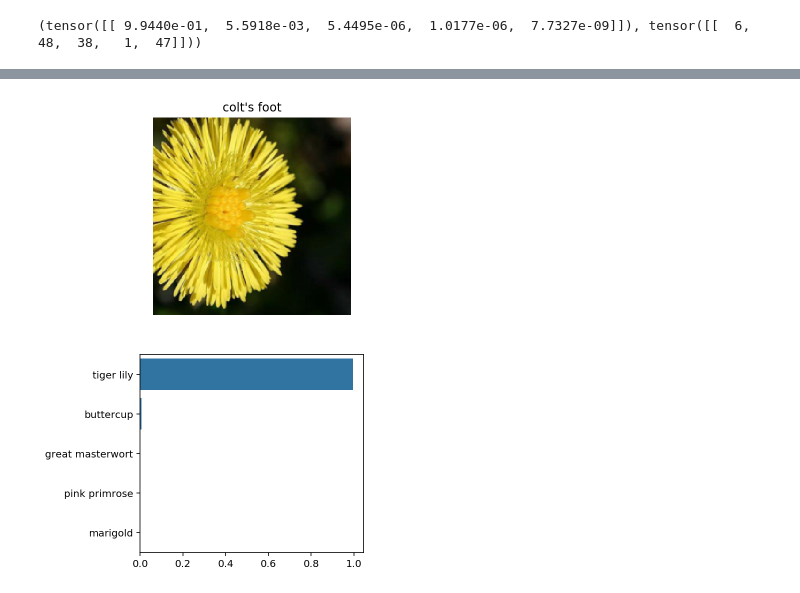
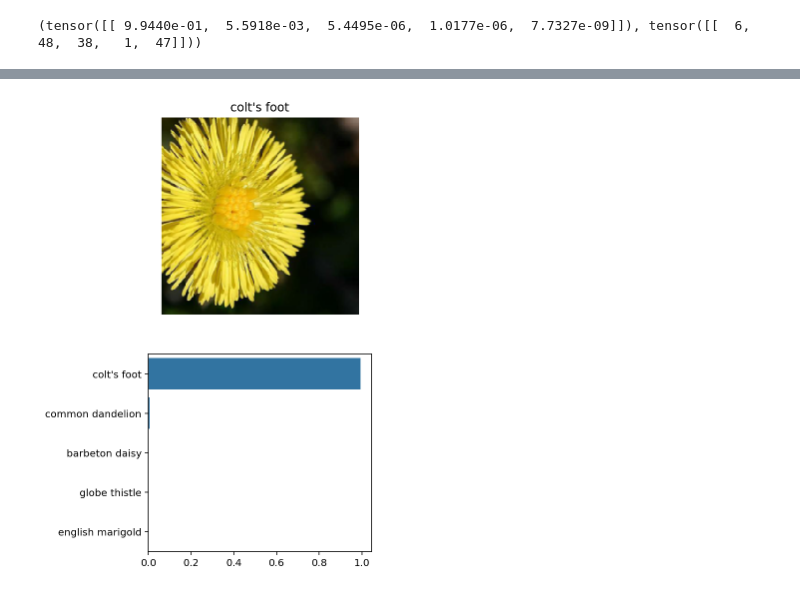
Before and after one commit to delongmeng/Image_Classifier, a Jupyter notebook: Image Classifier Project.ipynb, the cells around one changed output, grey strips where cells are left out. Cells and saved outputs as stored; diff of their text form; code cells hidden in the pictures.

```diff
--- a/Image Classifier Project.ipynb
+++ b/Image Classifier Project.ipynb
@@ -475,9 +477,9 @@ def predict(image_path, model, topk=5):
 
     ps = torch.exp(output)
 
-    probs, classes = ps.topk(topk)
+    probs, indices = ps.topk(topk)
 
-    return probs, classes
+    return probs, indices
 # %%
 print(predict('flowers/test/12/image_04023.jpg', model))
 # %% [output]
@@ -493,33 +495,37 @@ You can convert from the class integer encoding to actual flower names with the
 # %%
 # TODO: Display an image along with the top 5 classes
 
 def view_classify(image, model):
     ''' Function for viewing an image and it's predicted classes.
     '''
     label = image.split('/')[2]
 
-    probs, classes = predict(image, model)
+    probs, indices = predict(image, model)
 
     probs = probs.numpy()[0]
-    classes = classes.numpy()[0]
+    indices = indices.numpy()[0]
+    idx_to_class = {val: key for key, val in
+                model.class_to_idx.items()
+                }
+    classes = [idx_to_class[index] for index in indices]
     class_names = [cat_to_name[str(key)] for key in classes]
 
     image = Image.open(image)
     image = process_image(image)
 
     plt.figure(figsize = (4, 8))
     ax = plt.subplot(2,1,1)
 
     imshow(image, ax)
     ax.axis('off')
     ax.set_title(cat_to_name[label])
 
     plt.subplot(2,1,2)
     color = sns.color_palette()[0]
     sns.barplot(x = probs, y = class_names, color = color);
     plt.show()
 
 
 view_classify('flowers/test/12/image_04023.jpg', model)
 # %% [output]
-[figure, old version]
+[figure, new version]
```
Also changed, not shown: parts of 2 cells of this notebook, 7 other files.
